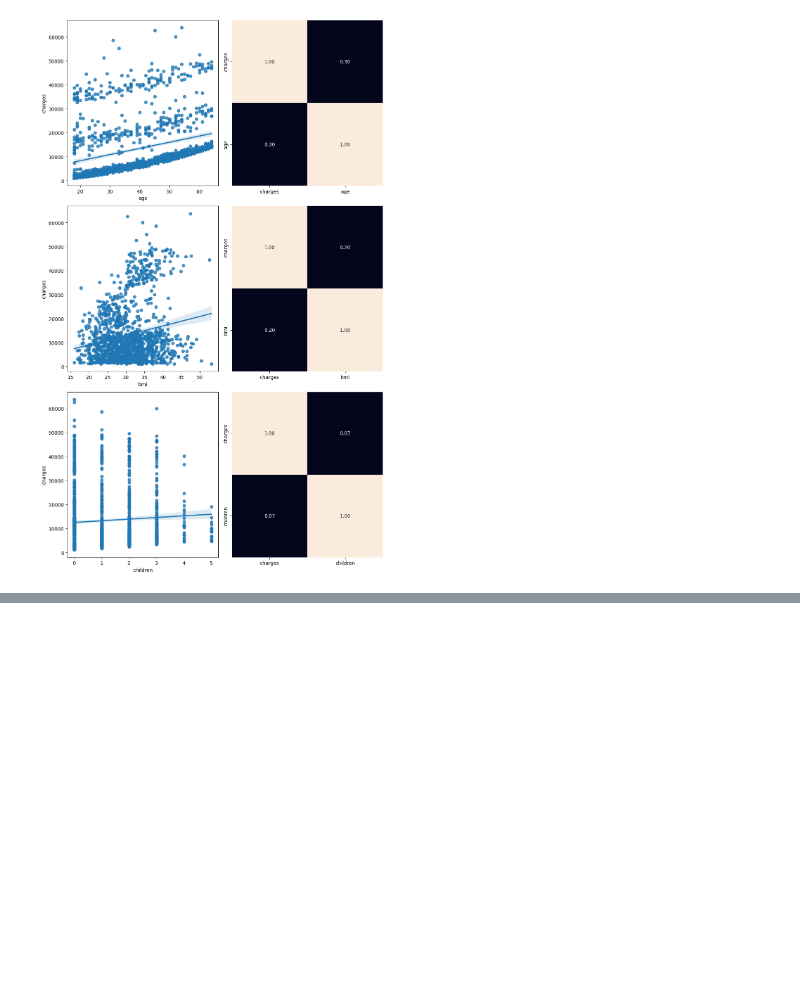
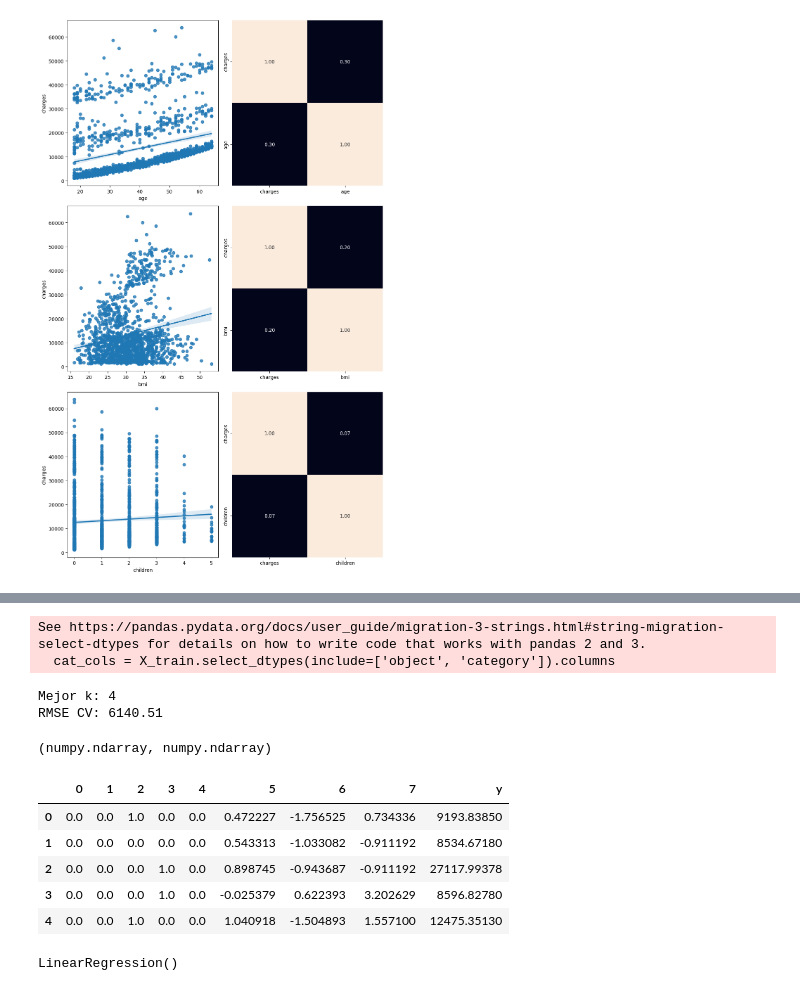
Before and after one commit to diegowp310/Regresion_lineal, a Jupyter notebook: src/explore.ipynb, the cells around one changed output, grey strips where cells are left out. Saved outputs shown, nothing was run; the diff lists cells and outputs as text; code cells hidden in the pictures; blank space fills up the shorter version.

```diff
--- a/src/explore.ipynb
+++ b/src/explore.ipynb
@@ -116,0 +218,51 @@ plt.show()
+# %%
+from sklearn.compose import ColumnTransformer
+from sklearn.preprocessing import OneHotEncoder, StandardScaler
+
+cat_cols = X_train.select_dtypes(include=['object', 'category']).columns
+num_cols = X_train.select_dtypes(exclude=['object', 'category']).columns
+
+pre = ColumnTransformer(
+    transformers=[
+        ('cat', OneHotEncoder(drop='first', handle_unknown='ignore'), cat_cols),
+        ('num', StandardScaler(), num_cols)
+    ]
+)
+
+X_train = pre.fit_transform(X_train)
+X_test = pre.transform(X_test)
+# %% [output]
+See https://pandas.pydata.org/docs/user_guide/migration-3-strings.html#string-migration-select-dtypes for details on how to write code that works with pandas 2 and 3.
+  cat_cols = X_train.select_dtypes(include=['object', 'category']).columns
+# %%
+from sklearn.feature_selection import SelectKBest, f_regression
+from sklearn.linear_model import LinearRegression
+from sklearn.model_selection import cross_val_score
+import numpy as np
+
+mejor_k = 1
+mejor_rmse = float("inf")
+
+for k in range(1, X_train.shape[1] + 1):
+    selector = SelectKBest(score_func=f_regression, k=k)
+    Xk = selector.fit_transform(X_train, Y_train)
+
+    modelo = LinearRegression()
+    scores = cross_val_score(
+        modelo, Xk, Y_train, cv=5, scoring="neg_mean_squared_error"
+    )
+    rmse = np.sqrt(-scores.mean())
+
+    if rmse < mejor_rmse:
+        mejor_rmse = rmse
+        mejor_k = k
+
+print("Mejor k:", mejor_k)
+print("RMSE CV:", round(mejor_rmse, 2))
+# %% [output]
+Mejor k: 4
+RMSE CV: 6140.51
+# %%
+type(X_train), type(X_test)
+# %% [output]
+(numpy.ndarray, numpy.ndarray)
@@ -116,0 +280,21 @@ plt.show()
+# %%
+import pandas as pd
+
+train_data = pd.read_csv("clean_seguro_train.csv")
+test_data = pd.read_csv("clean_seguro_test.csv")
+
+train_data.head()
+# %% [output]
+|  | 0 | 1 | 2 | 3 | 4 | 5 | 6 | 7 | y |
+| 0 | 0.0 | 0.0 | 1.0 | 0.0 | 0.0 | 0.472227 | -1.756525 | 0.734336 | 9193.83850 |
+| 1 | 0.0 | 0.0 | 0.0 | 0.0 | 0.0 | 0.543313 | -1.033082 | -0.911192 | 8534.67180 |
+| 2 | 0.0 | 0.0 | 0.0 | 1.0 | 0.0 | 0.898745 | -0.943687 | -0.911192 | 27117.99378 |
+| 3 | 0.0 | 0.0 | 0.0 | 1.0 | 0.0 | -0.025379 | 0.622393 | 3.202629 | 8596.82780 |
+| 4 | 0.0 | 0.0 | 1.0 | 0.0 | 0.0 | 1.040918 | -1.504893 | 1.557100 | 12475.35130 |
+# %%
+from sklearn.linear_model import LinearRegression
+
+model = LinearRegression()
+model.fit(X_train, Y_train)
+# %% [output]
+LinearRegression()
```
Also changed, not shown: parts of 17 cells of this notebook.
